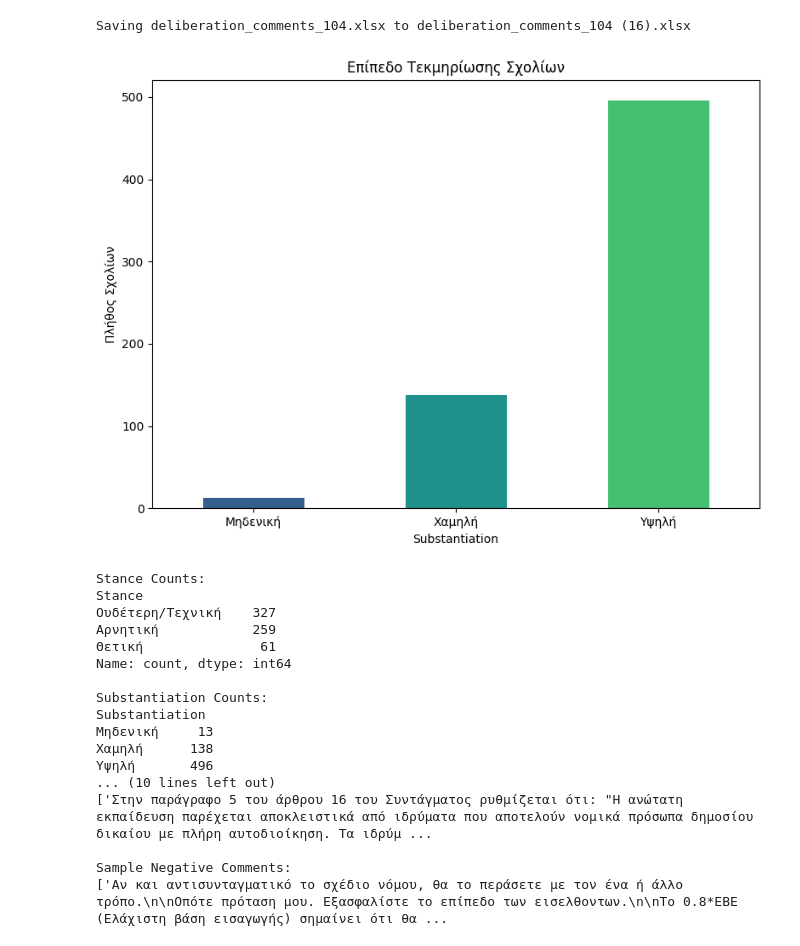
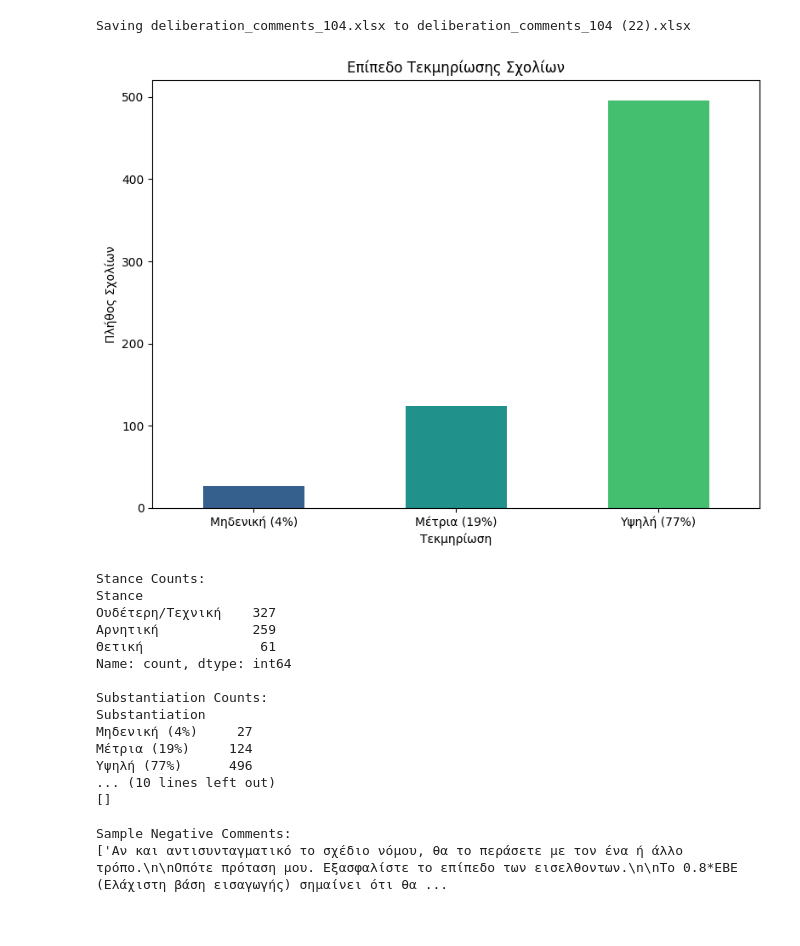
Before and after one commit to DimosthenisDimoulias/datastories_for_emme, a Jupyter notebook: stance-justification-thematic.ipynb, the cells around one changed output. Drawn from its saved outputs; the diff is of its cells as text; code cells hidden in the pictures.

```diff
--- a/stance-justification-thematic.ipynb
+++ b/stance-justification-thematic.ipynb
@@ -46,17 +46,17 @@ def classify_substantiation(text):
 
     high_keywords = ['άρθρο 16', 'σύνταγμα', 'στε', 'νομολογία', 'ευρωπαϊκό δίκαιο', 'παρ.', 'ν.', 'συνεπώς', 'δεδομένου', 'τεκμηριώνει', 'αντίθεση', 'αιτιολογική έκθεση','εβε','μελέτη','συμβούλιο της επικρατείας','έρευνα','οδηγία','βάση εισαγωγής','ενωσιακό δίκαιο','συνταγμ','επιστημ']
 
-    if num_words < 15:
-        return 'Μηδενική'
+    if num_words < 20:
+        return 'Μηδενική (4%)'
 
     # If it has significant length AND technical/legal vocabulary -> High
     if num_words > 50 and any(k in text_lower for k in high_keywords):
-        return 'Υψηλή'
+        return 'Υψηλή (77%)'
     # Or just very long texts often imply effort/argumentation
     if num_words > 150:
-        return 'Υψηλή'
+        return 'Υψηλή (77%)'
 
-    return 'Χαμηλή'
+    return 'Μέτρια (19%)'
 
 df['Substantiation'] = df['Σχόλιο'].apply(classify_substantiation)
 
@@ -87,36 +87,37 @@ for theme_list in df['Themes']:
         theme_counts[theme] += 1
 
 # --- VISUALIZATIONS ---
 
 
 
 # 2. Substantiation Plot
 plt.figure(figsize=(8, 6))
-subst_counts = df['Substantiation'].value_counts().reindex(['Μηδενική', 'Χαμηλή', 'Υψηλή'])
+subst_counts = df['Substantiation'].value_counts().reindex(['Μηδενική (4%)', 'Μέτρια (19%)', 'Υψηλή (77%)'])
 colors = plt.get_cmap('viridis')([0.3, 0.5, 0.7])
 subst_counts.plot(kind='bar', color=colors)
 plt.title('Επίπεδο Τεκμηρίωσης Σχολίων')
+plt.xlabel('Τεκμηρίωση')
 plt.ylabel('Πλήθος Σχολίων')
 plt.xticks(rotation=0)
 plt.tight_layout()
 plt.savefig('substantiation_analysis.png')
 plt.show()
 
 
 print("Stance Counts:")
 print(stance_counts)
 print("\nSubstantiation Counts:")
 print(subst_counts)
 print("\nTheme Counts:")
 print(themes_series)
 print("\nSample High Substantiation Comments:")
 print(df[df['Substantiation']=='Υψηλή']['Σχόλιο'].head(2).tolist())
 print("\nSample Negative Comments:")
 print(df[df['Stance']=='Αρνητική']['Σχόλιο'].head(2).tolist())
 # %% [output]
 [interactive output not drawn]
-Saving deliberation_comments_104.xlsx to deliberation_comments_104 (16).xlsx
+Saving deliberation_comments_104.xlsx to deliberation_comments_104 (22).xlsx
-[figure, old version]
+[figure, new version]
 Stance Counts:
 Stance
 Ουδέτερη/Τεχνική    327
@@ -126,11 +127,11 @@ Name: count, dtype: int64
 
 Substantiation Counts:
 Substantiation
-Μηδενική     13
-Χαμηλή      138
-Υψηλή       496
+Μηδενική (4%)     27
+Μέτρια (19%)     124
+Υψηλή (77%)      496
 ... (10 lines left out)
-['Στην παράγραφο 5 του άρθρου 16 του Συντάγματος ρυθμίζεται ότι: "H ανώτατη εκπαίδευση παρέχεται αποκλειστικά από ιδρύματα που αποτελούν νομικά πρόσωπα δημοσίου δικαίου με πλήρη αυτοδιοίκηση. Τα ιδρύμ ...
+[]
 
 Sample Negative Comments:
 ['Αν και αντισυνταγματικό το σχέδιο νόμου, θα το περάσετε με τον ένα ή άλλο τρόπο.\n\nΟπότε πρόταση μου. Εξασφαλίστε το επίπεδο των εισελθοντων.\n\nΤο 0.8*ΕΒΕ (Ελάχιστη βάση εισαγωγής) σημαίνει ότι θα ...
```
